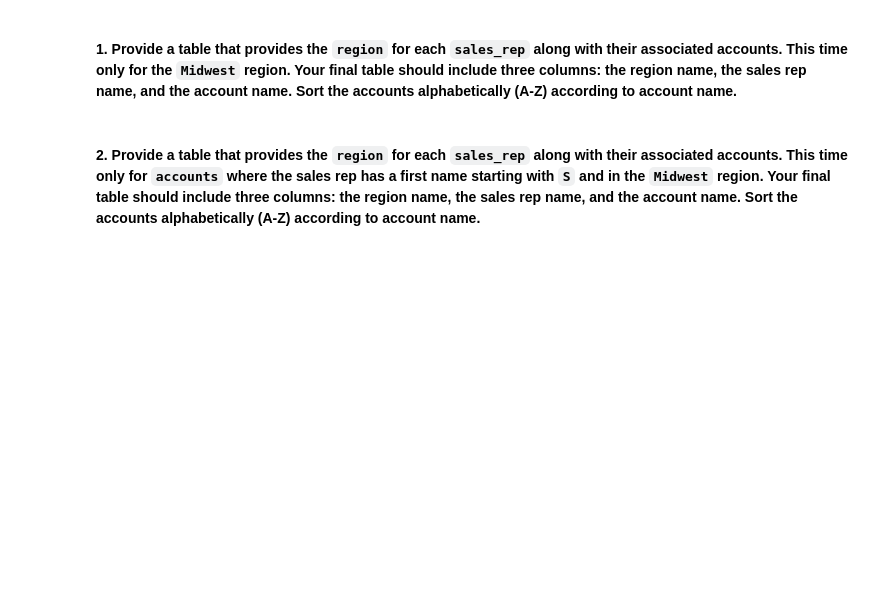
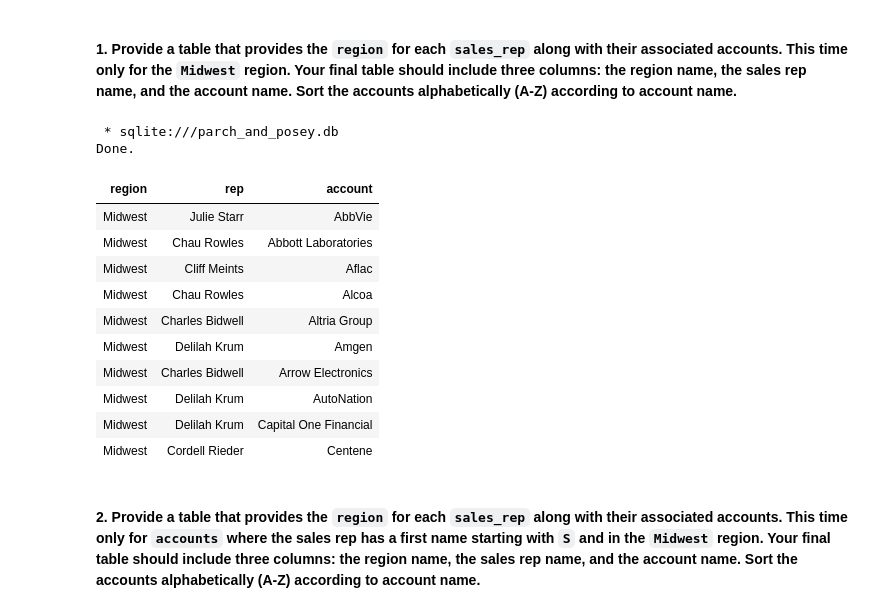
Before and after one commit to YinkaOlusola/SQL, a Jupyter notebook: Parch_and_Posey/SQL_JOINS.ipynb, the cells around one changed output. Drawn from its saved outputs; the diff is of its cells as text; code cells hidden in the pictures; blank space fills up the shorter version.

```diff
--- a/Parch_and_Posey/SQL_JOINS.ipynb
+++ b/Parch_and_Posey/SQL_JOINS.ipynb
@@ -24,6 +97,32 @@ Exercises on SQL JOINs
 <br>
 
 **1. Provide a table that provides the `region` for each `sales_rep` along with their associated accounts. This time only for the `Midwest` region. Your final table should include three columns: the region name, the sales rep name, and the account name. Sort the accounts alphabetically (A-Z) according to account name.**
+# %%
+%%sql
+
+SELECT r.name region, s.name rep, a.name account
+FROM sales_reps s
+JOIN region r
+ON s.region_id = r.id
+JOIN accounts a
+ON a.sales_rep_id = s.id
+WHERE r.name = 'Midwest'
+ORDER BY a.name
+LIMIT 10;
+# %% [output]
+ * sqlite:///parch_and_posey.db
+Done.
+| region | rep | account |
+| Midwest | Julie Starr | AbbVie |
+| Midwest | Chau Rowles | Abbott Laboratories |
+| Midwest | Cliff Meints | Aflac |
+| Midwest | Chau Rowles | Alcoa |
+| Midwest | Charles Bidwell | Altria Group |
+| Midwest | Delilah Krum | Amgen |
+| Midwest | Charles Bidwell | Arrow Electronics |
+| Midwest | Delilah Krum | AutoNation |
+| Midwest | Delilah Krum | Capital One Financial |
+| Midwest | Cordell Rieder | Centene |
 # %% [markdown]
 <br>
 
```
Also changed, not shown: parts of 14 cells of this notebook, 2 other files.
